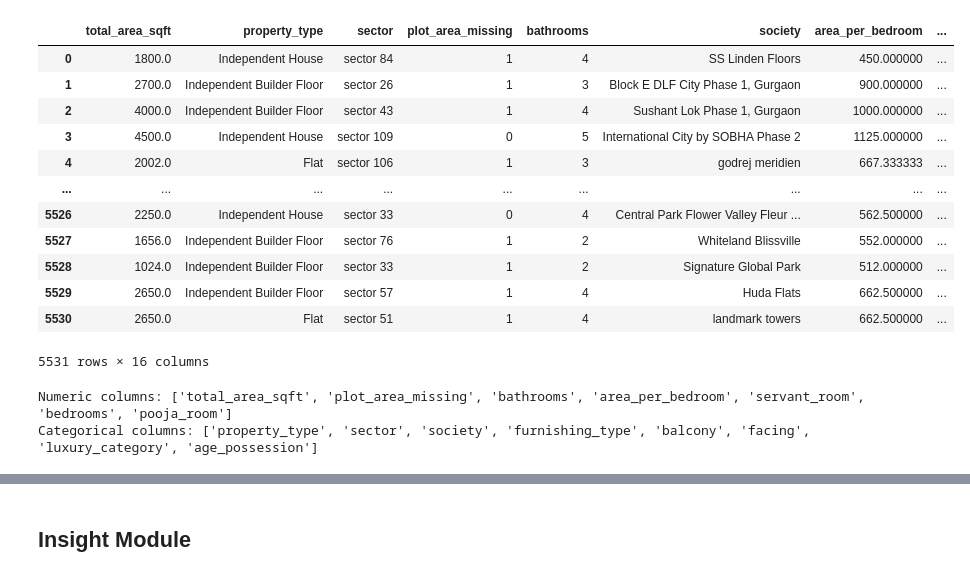
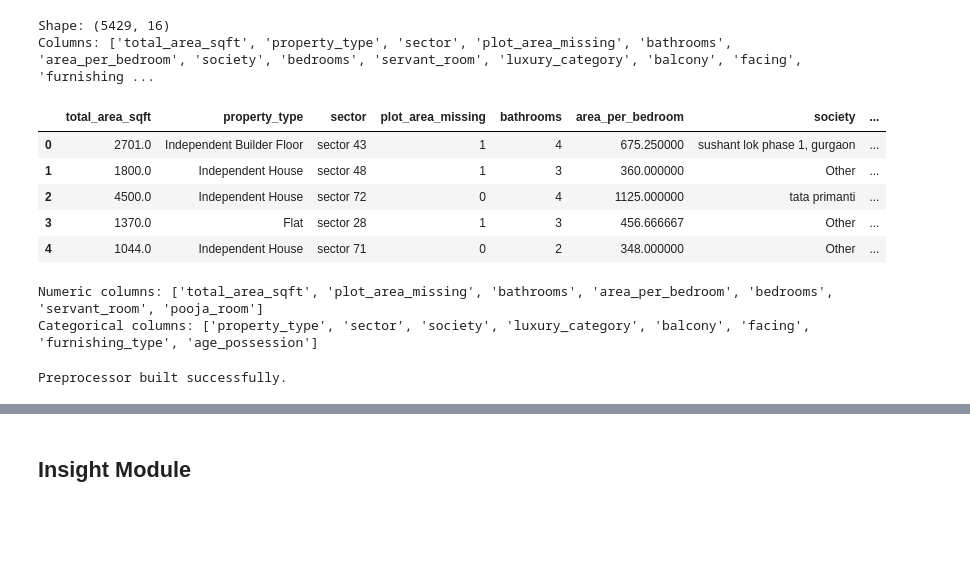
Before and after one commit to Jaygit1729/PropNavigator-Real-Estate-ML, a Jupyter notebook: notebooks/insight_module/insight_module.ipynb, the cells around one changed output, grey strips where cells are left out. Saved outputs shown, nothing was run; the diff lists cells and outputs as text; code cells hidden in the pictures; blank space fills up the shorter version.

```diff
--- a/notebooks/insight_module/insight_module.ipynb
+++ b/notebooks/insight_module/insight_module.ipynb
@@ -17,20 +26,18 @@ warnings.filterwarnings("ignore", category=UserWarning)
 # %%
-df = pd.read_csv(r"C:\Users\Jay Patel\Campusx\ml_projects\PropNavigator\data\fs\feature_selected_properties.csv")
-df
+df = pd.read_csv('../../data/fs/feature_selected_properties.csv')
+
+print(f'Shape: {df.shape}')
+print(f'Columns: {df.columns.tolist()}')
+df.head()
 # %% [output]
+Shape: (5429, 16)
+Columns: ['total_area_sqft', 'property_type', 'sector', 'plot_area_missing', 'bathrooms', 'area_per_bedroom', 'society', 'bedrooms', 'servant_room', 'luxury_category', 'balcony', 'facing', 'furnishing ...
-|  | total_area_sqft | property_type | sector | plot_area_missing | bathrooms | society | area_per_bedroom | ... |
-| 0 | 1800.0 | Independent House | sector 84 | 1 | 4 | SS Linden Floors | 450.000000 | ... |
-| 1 | 2700.0 | Independent Builder Floor | sector 26 | 1 | 3 | Block E DLF City Phase 1, Gurgaon | 900.000000 | ... |
-| 2 | 4000.0 | Independent Builder Floor | sector 43 | 1 | 4 | Sushant Lok Phase 1, Gurgaon | 1000.000000 | ... |
-| 3 | 4500.0 | Independent House | sector 109 | 0 | 5 | International City by SOBHA Phase 2 | 1125.000000 | ... |
-| 4 | 2002.0 | Flat | sector 106 | 1 | 3 | godrej meridien | 667.333333 | ... |
-| ... | ... | ... | ... | ... | ... | ... | ... | ... |
-| 5526 | 2250.0 | Independent House | sector 33 | 0 | 4 | Central Park Flower Valley Fleur ... | 562.500000 | ... |
-| 5527 | 1656.0 | Independent Builder Floor | sector 76 | 1 | 2 | Whiteland Blissville | 552.000000 | ... |
-| 5528 | 1024.0 | Independent Builder Floor | sector 33 | 1 | 2 | Signature Global Park | 512.000000 | ... |
-| 5529 | 2650.0 | Independent Builder Floor | sector 57 | 1 | 4 | Huda Flats | 662.500000 | ... |
-| 5530 | 2650.0 | Flat | sector 51 | 1 | 4 | landmark towers | 662.500000 | ... |
+|  | total_area_sqft | property_type | sector | plot_area_missing | bathrooms | area_per_bedroom | society | ... |
+| 0 | 2701.0 | Independent Builder Floor | sector 43 | 1 | 4 | 675.250000 | sushant lok phase 1, gurgaon | ... |
+| 1 | 1800.0 | Independent House | sector 48 | 1 | 3 | 360.000000 | Other | ... |
+| 2 | 4500.0 | Independent House | sector 72 | 0 | 4 | 1125.000000 | tata primanti | ... |
+| 3 | 1370.0 | Flat | sector 28 | 1 | 3 | 456.666667 | Other | ... |
+| 4 | 1044.0 | Independent House | sector 71 | 0 | 2 | 348.000000 | Other | ... |
-5531 rows × 16 columns
 # %%
 X = df.drop(columns= ['price_in_cr'])
 y = df['price_in_cr']
@@ -43,21 +50,34 @@ cat_cols = X.select_dtypes(include=["object", "category", "bool"]).columns.tolis
 print("Numeric columns:", num_cols)
 print("Categorical columns:", cat_cols)
 # %% [output]
-Numeric columns: ['total_area_sqft', 'plot_area_missing', 'bathrooms', 'area_per_bedroom', 'servant_room', 'bedrooms', 'pooja_room']
-Categorical columns: ['property_type', 'sector', 'society', 'furnishing_type', 'balcony', 'facing', 'luxury_category', 'age_possession']
+Numeric columns: ['total_area_sqft', 'plot_area_missing', 'bathrooms', 'area_per_bedroom', 'bedrooms', 'servant_room', 'pooja_room']
+Categorical columns: ['property_type', 'sector', 'society', 'luxury_category', 'balcony', 'facing', 'furnishing_type', 'age_possession']
 # %%
 X_train, X_test, y_train, y_test = train_test_split(
     X, y_log, test_size=0.2, random_state=42
 )
 # %%
-linear_preprocessor = ColumnTransformer(
+preprocessor = ColumnTransformer(
     transformers=[
-        ("num", StandardScaler(), num_cols),
-        ("cat", OneHotEncoder(
-            drop="first",
-            handle_unknown="ignore",
-            sparse_output=False
-        ), cat_cols)
-    ]
+        (
+            'num',
+            StandardScaler(),
+            num_cols
+        ),
+        (
+            'cat',
+            OneHotEncoder(
+                drop='first',
+                handle_unknown='ignore',
+                sparse_output=False
+            ),
+            cat_cols
+        )
+    ],
+    verbose_feature_names_out=False
 )
+
+print('Preprocessor built successfully.')
+# %% [output]
+Preprocessor built successfully.
 # %%
```
Also changed, not shown: parts of 23 cells of this notebook, 6 other files.
